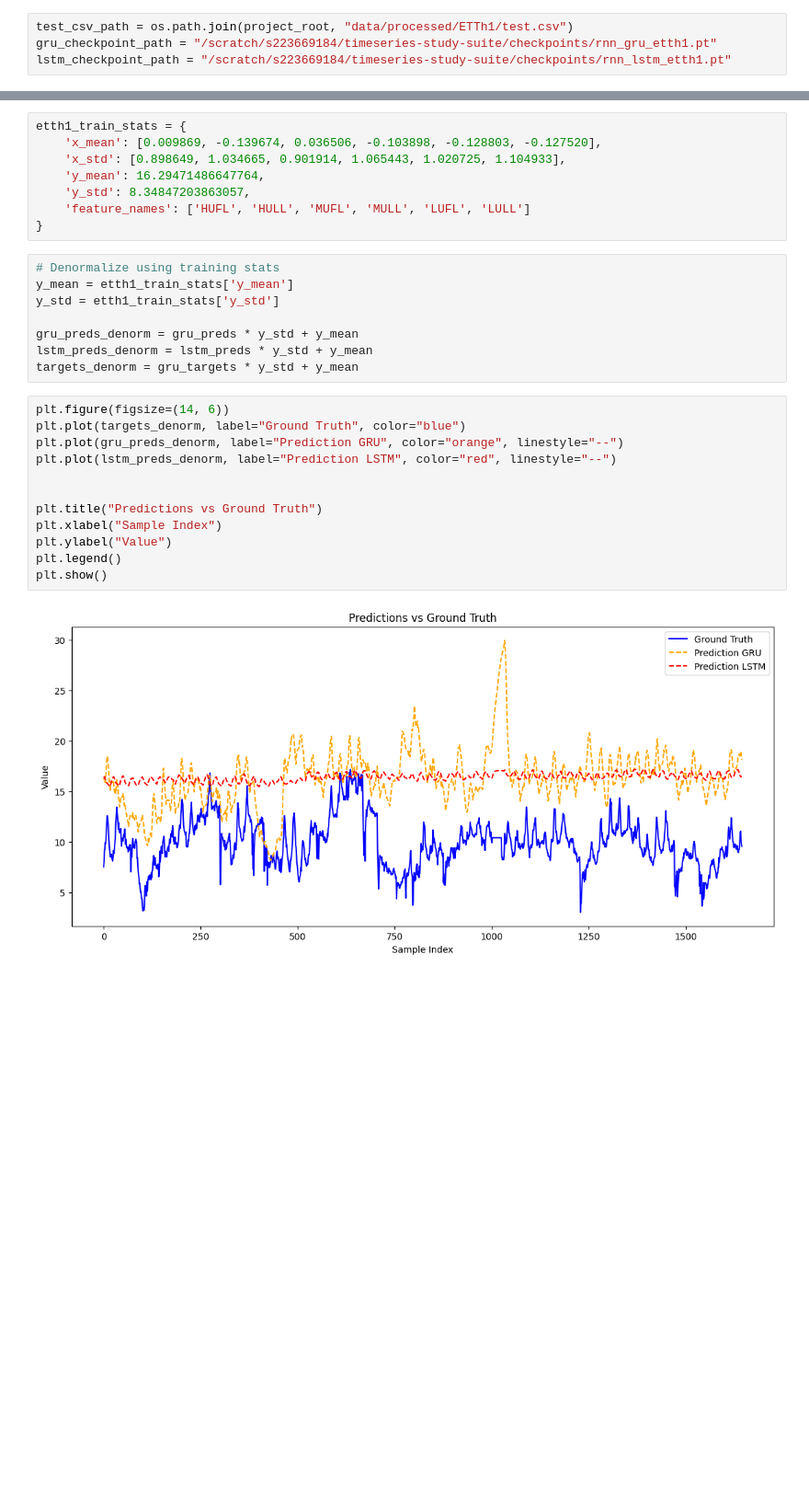
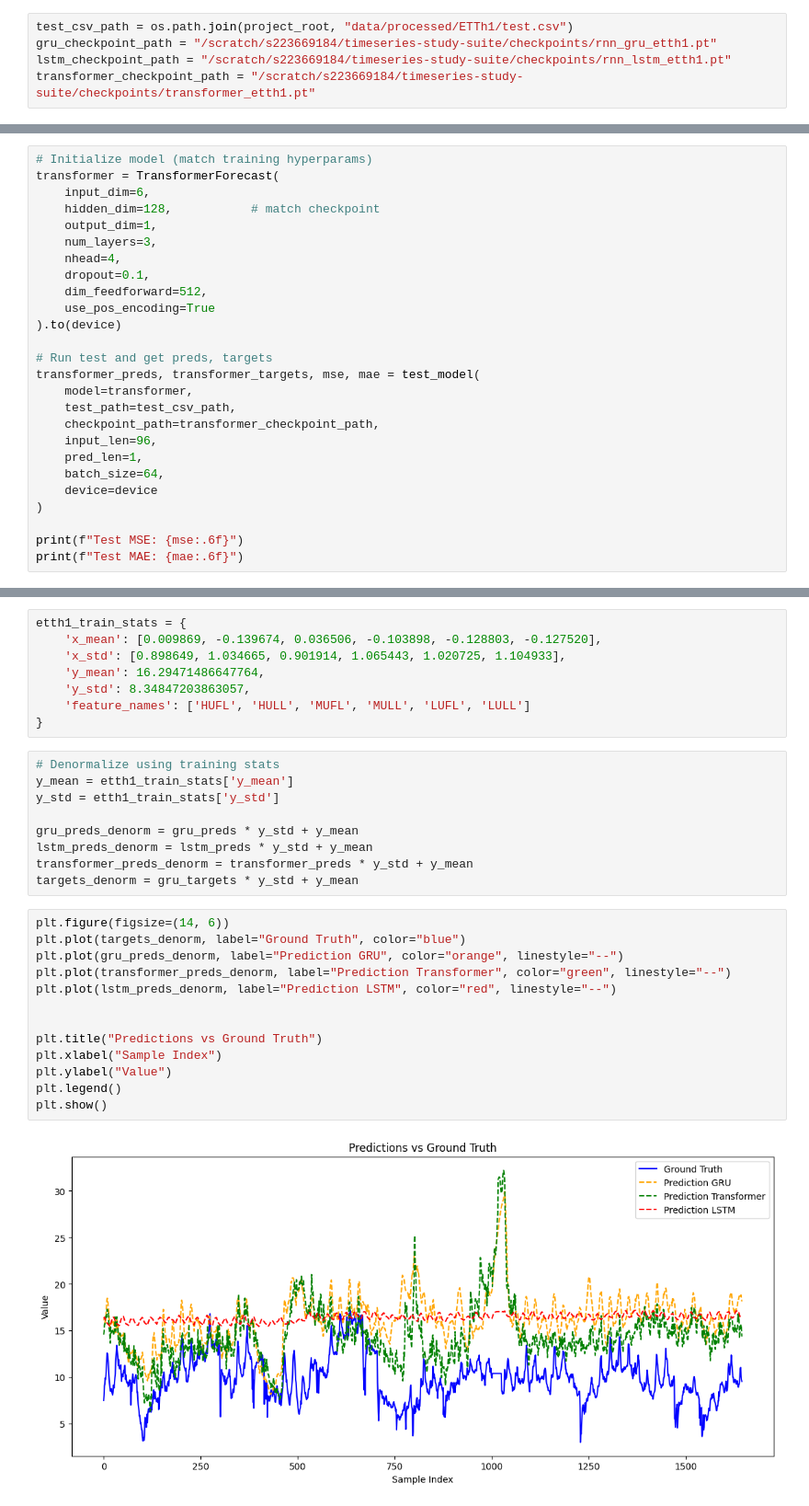
Before and after one commit to mhngu23/timeseries-study-suite, a Jupyter notebook: notebooks/visualization.ipynb, the cells around one changed output, grey strips where cells are left out. Shown at 92% size. Saved outputs shown, nothing was run; the diff lists cells and outputs as text; blank space fills up the shorter version.

Commit message:
add transformer forecaster

```diff
--- a/notebooks/visualization.ipynb
+++ b/notebooks/visualization.ipynb
@@ -40,6 +39,7 @@ device = torch.device("cuda" if torch.cuda.is_available() else "cpu")
 test_csv_path = os.path.join(project_root, "data/processed/ETTh1/test.csv")
 gru_checkpoint_path = "/scratch/s223669184/timeseries-study-suite/checkpoints/rnn_gru_etth1.pt"
 lstm_checkpoint_path = "/scratch/s223669184/timeseries-study-suite/checkpoints/rnn_lstm_etth1.pt"
+transformer_checkpoint_path = "/scratch/s223669184/timeseries-study-suite/checkpoints/transformer_etth1.pt"
 # %% [markdown]
 ## 3. Test Model
 # %% [markdown]
@@ -106,0 +109,26 @@ Test MAE: 0.763142
+# %%
+# Initialize model (match training hyperparams)
+transformer = TransformerForecast(
+    input_dim=6,
+    hidden_dim=128,           # match checkpoint
+    output_dim=1,
+    num_layers=3,
+    nhead=4,
+    dropout=0.1,
+    dim_feedforward=512,
+    use_pos_encoding=True
+).to(device)
+
+# Run test and get preds, targets
+transformer_preds, transformer_targets, mse, mae = test_model(
+    model=transformer,
+    test_path=test_csv_path,
+    checkpoint_path=transformer_checkpoint_path,
+    input_len=96,
+    pred_len=1,
+    batch_size=64,
+    device=device
+)
+
+print(f"Test MSE: {mse:.6f}")
+print(f"Test MAE: {mae:.6f}")
@@ -123,18 +155,20 @@ y_std = etth1_train_stats['y_std']
 
 gru_preds_denorm = gru_preds * y_std + y_mean
 lstm_preds_denorm = lstm_preds * y_std + y_mean
+transformer_preds_denorm = transformer_preds * y_std + y_mean
 targets_denorm = gru_targets * y_std + y_mean
 # %%
 plt.figure(figsize=(14, 6))
 plt.plot(targets_denorm, label="Ground Truth", color="blue")
 plt.plot(gru_preds_denorm, label="Prediction GRU", color="orange", linestyle="--")
+plt.plot(transformer_preds_denorm, label="Prediction Transformer", color="green", linestyle="--")
 plt.plot(lstm_preds_denorm, label="Prediction LSTM", color="red", linestyle="--")
 
 
 plt.title("Predictions vs Ground Truth")
 plt.xlabel("Sample Index")
 plt.ylabel("Value")
 plt.legend()
 plt.show()
 # %% [output]
-[figure, old version]
+[figure, new version]
```
Also changed, not shown: parts of 4 cells of this notebook, 3 other files.
